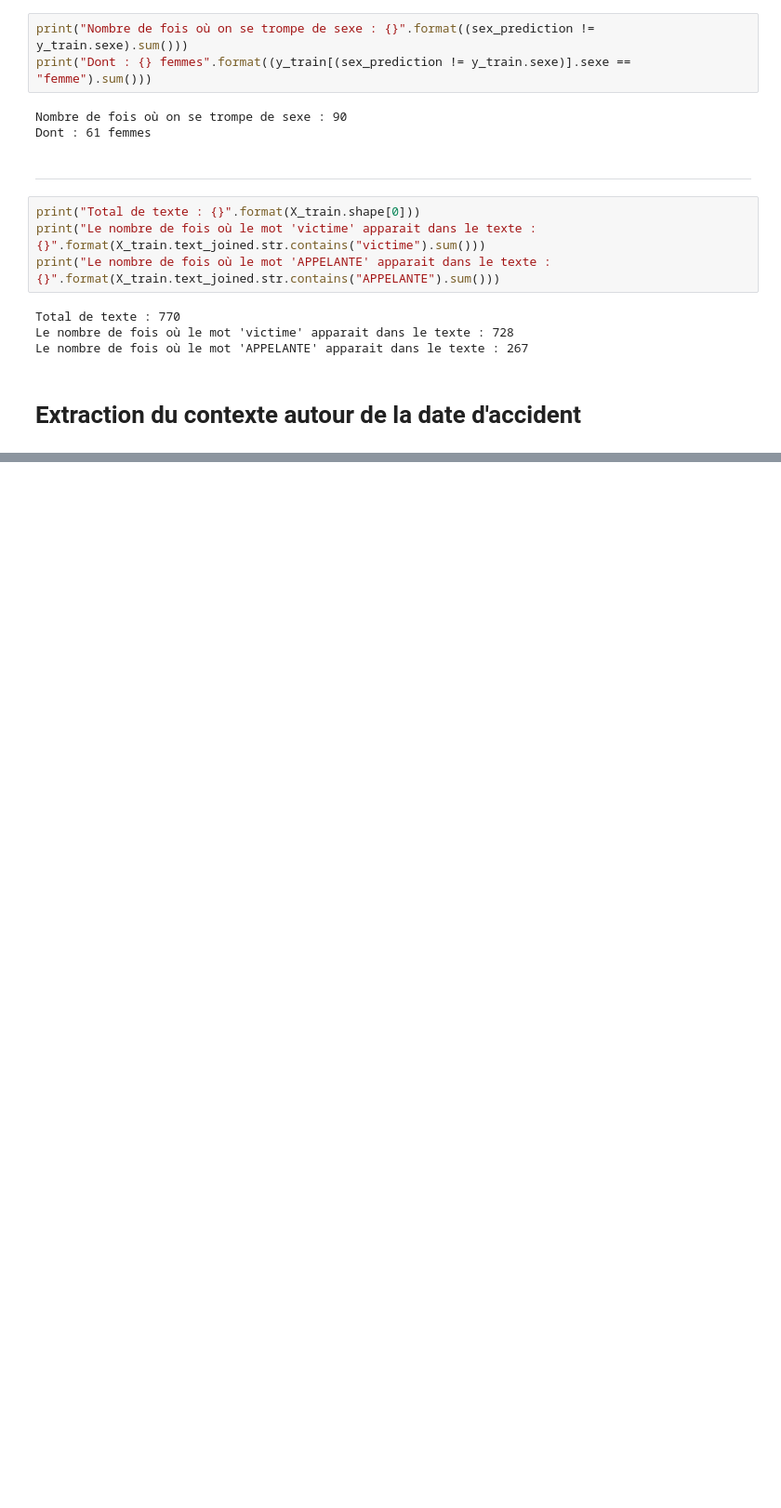
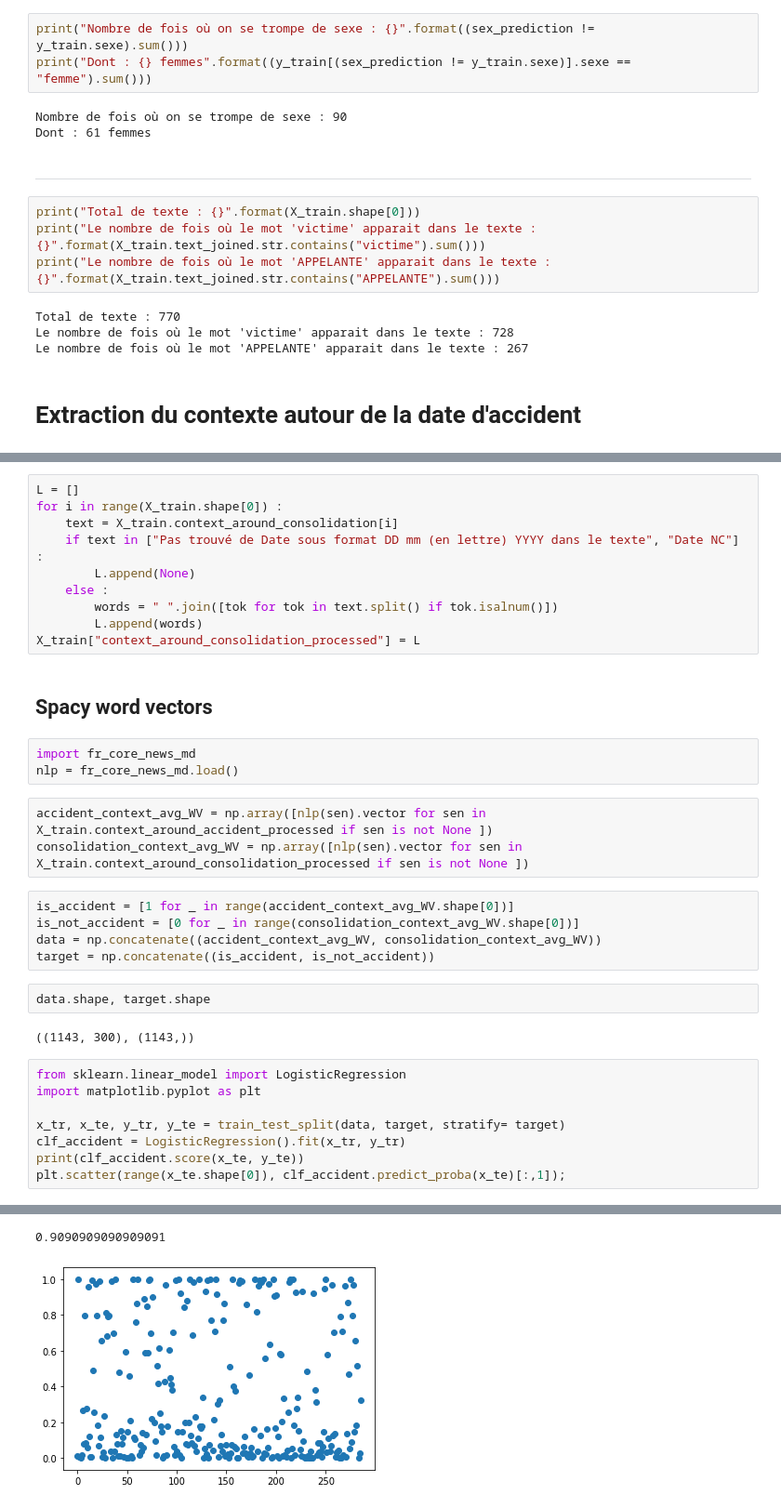
Before and after one commit to gitting-guud/MME_CNN_2020_Challenge, a Jupyter notebook: EDA.ipynb, the cells around one changed output, grey strips where cells are left out. Shown at 93% size. Cells and saved outputs as stored; diff of their text form; blank space fills up the shorter version.

```diff
--- a/EDA.ipynb
+++ b/EDA.ipynb
@@ -224,0 +269,36 @@ dico
+# %%
+L = []
+for i in range(X_train.shape[0]) :
+    text = X_train.context_around_consolidation[i]
+    if text in ["Pas trouvé de Date sous format DD mm (en lettre) YYYY dans le texte", "Date NC"] :
+        L.append(None)
+    else :
+        words = " ".join([tok for tok in text.split() if tok.isalnum()])
+        L.append(words)
+X_train["context_around_consolidation_processed"] = L
+# %% [markdown]
+## Spacy word vectors
+# %%
+import fr_core_news_md
+nlp = fr_core_news_md.load()
+# %%
+accident_context_avg_WV = np.array([nlp(sen).vector for sen in X_train.context_around_accident_processed if sen is not None ])
+consolidation_context_avg_WV = np.array([nlp(sen).vector for sen in X_train.context_around_consolidation_processed if sen is not None ])
+# %%
+is_accident = [1 for _ in range(accident_context_avg_WV.shape[0])]
+is_not_accident = [0 for _ in range(consolidation_context_avg_WV.shape[0])]
+data = np.concatenate((accident_context_avg_WV, consolidation_context_avg_WV))
+target = np.concatenate((is_accident, is_not_accident))
+# %%
+data.shape, target.shape
+# %% [output]
+((1143, 300), (1143,))
+# %%
+from sklearn.linear_model import LogisticRegression
+import matplotlib.pyplot as plt
+
+x_tr, x_te, y_tr, y_te = train_test_split(data, target, stratify= target)
+clf_accident = LogisticRegression().fit(x_tr, y_tr)
+print(clf_accident.score(x_te, y_te))
+plt.scatter(range(x_te.shape[0]), clf_accident.predict_proba(x_te)[:,1]);
+# %% [output]
@@ -224,0 +306,2 @@ dico
+0.9090909090909091
+[figure, added]
```
Also changed, not shown: parts of 24 cells of this notebook.
